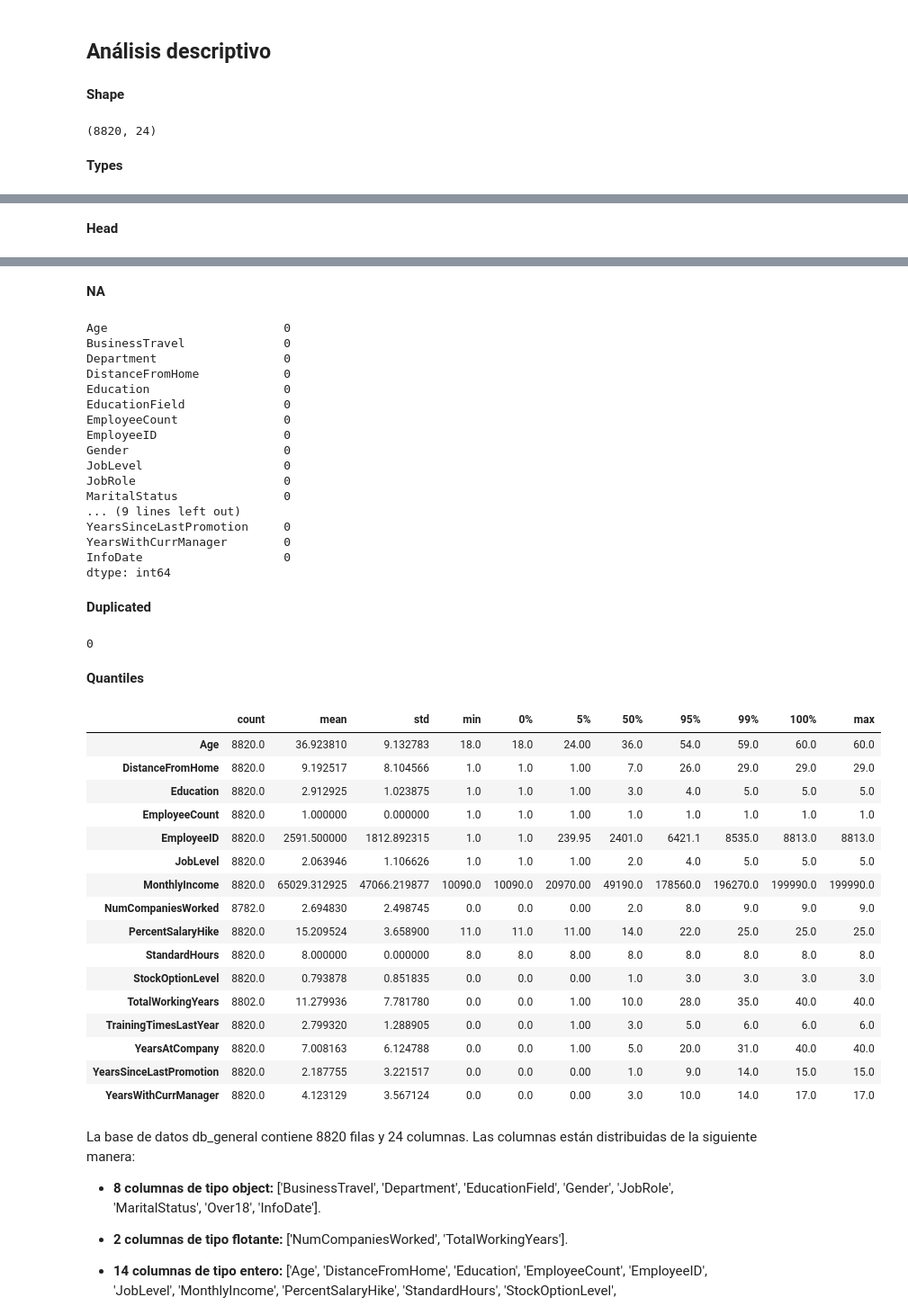
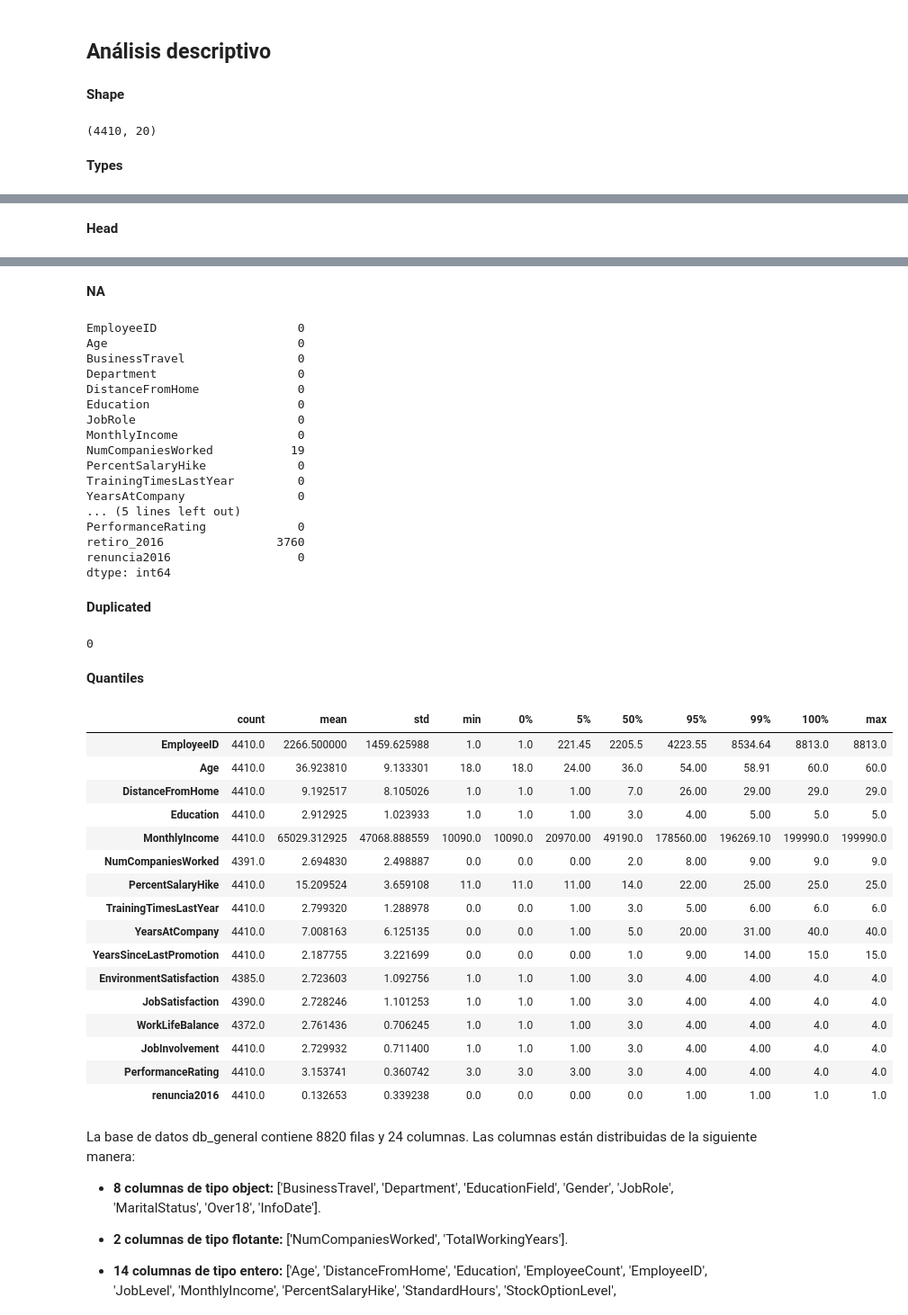
Before and after one commit to Leostark95/Analitica_3_Proyecto_1, a Jupyter notebook: c_Analisis_exploratorio.ipynb, the cells around one changed output, grey strips where cells are left out. Shown at 90% size. Saved outputs shown, nothing was run; the diff lists cells and outputs as text; code cells hidden in the pictures.

```diff
--- a/c_Analisis_exploratorio.ipynb
+++ b/c_Analisis_exploratorio.ipynb
@@ -37,12 +43,6 @@ df_2016 = pd.read_csv("C:\Users\Manuela\Documents\Analitica 3\Analitica_3_Proyec
 df_2015 = pd.read_csv("C:\Users\Manuela\Documents\Analitica 3\Analitica_3_Proyecto_1\processed_data_2015.csv", sep =",")
 # Datos del 2016
 df_2016 = pd.read_csv("C:\Users\Manuela\Documents\Analitica 3\Analitica_3_Proyecto_1\processed_data_2016.csv", sep =",")
-# %%
-##Karen
-# Datos del 2015
-df_2015 = pd.read_csv("C:\Users\Manuela\Documents\Analitica 3\Analitica_3_Proyecto_1\processed_data_2015.csv", sep =",")
-# Datos del 2016
-df_2016 = pd.read_csv("C:\Users\Manuela\Documents\Analitica 3\Analitica_3_Proyecto_1\processed_data_2016.csv", sep =",")
 # %% [markdown]
 ## <font color='157699'> Análisis descriptivo
 # %%
@@ -68,8 +68,8 @@ def check_df(dataframe, head=5):
     display(Markdown('**Quantiles**'))
     display(dataframe.describe([0, 0.05, 0.50, 0.95, 0.99, 1]).T)
 # %%
-check_df(df_general)
+check_df(df_2015)
 # %% [output]
 **Shape**
-(8820, 24)
+(4410, 20)
 **Types**
@@ -100,41 +100,41 @@ dtype: object
 **NA**
-Age                         0
-BusinessTravel              0
-Department                  0
-DistanceFromHome            0
-Education                   0
-EducationField              0
-EmployeeCount               0
-EmployeeID                  0
-Gender                      0
-JobLevel                    0
-JobRole                     0
-MaritalStatus               0
-... (9 lines left out)
-YearsSinceLastPromotion     0
-YearsWithCurrManager        0
-InfoDate                    0
+EmployeeID                    0
+Age                           0
+BusinessTravel                0
+Department                    0
+DistanceFromHome              0
+Education                     0
+JobRole                       0
+MonthlyIncome                 0
+NumCompaniesWorked           19
+PercentSalaryHike             0
+TrainingTimesLastYear         0
+YearsAtCompany                0
+... (5 lines left out)
+PerformanceRating             0
+retiro_2016                3760
+renuncia2016                  0
 dtype: int64
 **Duplicated**
 0
 **Quantiles**
 |  | count | mean | std | min | 0% | 5% | 50% | 95% | 99% | 100% | max |
-| Age | 8820.0 | 36.923810 | 9.132783 | 18.0 | 18.0 | 24.00 | 36.0 | 54.0 | 59.0 | 60.0 | 60.0 |
-| DistanceFromHome | 8820.0 | 9.192517 | 8.104566 | 1.0 | 1.0 | 1.00 | 7.0 | 26.0 | 29.0 | 29.0 | 29.0 |
-| Education | 8820.0 | 2.912925 | 1.023875 | 1.0 | 1.0 | 1.00 | 3.0 | 4.0 | 5.0 | 5.0 | 5.0 |
-| EmployeeCount | 8820.0 | 1.000000 | 0.000000 | 1.0 | 1.0 | 1.00 | 1.0 | 1.0 | 1.0 | 1.0 | 1.0 |
-| EmployeeID | 8820.0 | 2591.500000 | 1812.892315 | 1.0 | 1.0 | 239.95 | 2401.0 | 6421.1 | 8535.0 | 8813.0 | 8813.0 |
-| JobLevel | 8820.0 | 2.063946 | 1.106626 | 1.0 | 1.0 | 1.00 | 2.0 | 4.0 | 5.0 | 5.0 | 5.0 |
-| MonthlyIncome | 8820.0 | 65029.312925 | 47066.219877 | 10090.0 | 10090.0 | 20970.00 | 49190.0 | 178560.0 | 196270.0 | 199990.0 | 199990.0 |
-| NumCompaniesWorked | 8782.0 | 2.694830 | 2.498745 | 0.0 | 0.0 | 0.00 | 2.0 | 8.0 | 9.0 | 9.0 | 9.0 |
-| PercentSalaryHike | 8820.0 | 15.209524 | 3.658900 | 11.0 | 11.0 | 11.00 | 14.0 | 22.0 | 25.0 | 25.0 | 25.0 |
-| StandardHours | 8820.0 | 8.000000 | 0.000000 | 8.0 | 8.0 | 8.00 | 8.0 | 8.0 | 8.0 | 8.0 | 8.0 |
-| StockOptionLevel | 8820.0 | 0.793878 | 0.851835 | 0.0 | 0.0 | 0.00 | 1.0 | 3.0 | 3.0 | 3.0 | 3.0 |
-| TotalWorkingYears | 8802.0 | 11.279936 | 7.781780 | 0.0 | 0.0 | 1.00 | 10.0 | 28.0 | 35.0 | 40.0 | 40.0 |
-| TrainingTimesLastYear | 8820.0 | 2.799320 | 1.288905 | 0.0 | 0.0 | 1.00 | 3.0 | 5.0 | 6.0 | 6.0 | 6.0 |
-| YearsAtCompany | 8820.0 | 7.008163 | 6.124788 | 0.0 | 0.0 | 1.00 | 5.0 | 20.0 | 31.0 | 40.0 | 40.0 |
-| YearsSinceLastPromotion | 8820.0 | 2.187755 | 3.221517 | 0.0 | 0.0 | 0.00 | 1.0 | 9.0 | 14.0 | 15.0 | 15.0 |
-| YearsWithCurrManager | 8820.0 | 4.123129 | 3.567124 | 0.0 | 0.0 | 0.00 | 3.0 | 10.0 | 14.0 | 17.0 | 17.0 |
+| EmployeeID | 4410.0 | 2266.500000 | 1459.625988 | 1.0 | 1.0 | 221.45 | 2205.5 | 4223.55 | 8534.64 | 8813.0 | 8813.0 |
+| Age | 4410.0 | 36.923810 | 9.133301 | 18.0 | 18.0 | 24.00 | 36.0 | 54.00 | 58.91 | 60.0 | 60.0 |
+| DistanceFromHome | 4410.0 | 9.192517 | 8.105026 | 1.0 | 1.0 | 1.00 | 7.0 | 26.00 | 29.00 | 29.0 | 29.0 |
+| Education | 4410.0 | 2.912925 | 1.023933 | 1.0 | 1.0 | 1.00 | 3.0 | 4.00 | 5.00 | 5.0 | 5.0 |
+| MonthlyIncome | 4410.0 | 65029.312925 | 47068.888559 | 10090.0 | 10090.0 | 20970.00 | 49190.0 | 178560.00 | 196269.10 | 199990.0 | 199990.0 |
+| NumCompaniesWorked | 4391.0 | 2.694830 | 2.498887 | 0.0 | 0.0 | 0.00 | 2.0 | 8.00 | 9.00 | 9.0 | 9.0 |
+| PercentSalaryHike | 4410.0 | 15.209524 | 3.659108 | 11.0 | 11.0 | 11.00 | 14.0 | 22.00 | 25.00 | 25.0 | 25.0 |
+| TrainingTimesLastYear | 4410.0 | 2.799320 | 1.288978 | 0.0 | 0.0 | 1.00 | 3.0 | 5.00 | 6.00 | 6.0 | 6.0 |
+| YearsAtCompany | 4410.0 | 7.008163 | 6.125135 | 0.0 | 0.0 | 1.00 | 5.0 | 20.00 | 31.00 | 40.0 | 40.0 |
+| YearsSinceLastPromotion | 4410.0 | 2.187755 | 3.221699 | 0.0 | 0.0 | 0.00 | 1.0 | 9.00 | 14.00 | 15.0 | 15.0 |
+| EnvironmentSatisfaction | 4385.0 | 2.723603 | 1.092756 | 1.0 | 1.0 | 1.00 | 3.0 | 4.00 | 4.00 | 4.0 | 4.0 |
+| JobSatisfaction | 4390.0 | 2.728246 | 1.101253 | 1.0 | 1.0 | 1.00 | 3.0 | 4.00 | 4.00 | 4.0 | 4.0 |
+| WorkLifeBalance | 4372.0 | 2.761436 | 0.706245 | 1.0 | 1.0 | 1.00 | 3.0 | 4.00 | 4.00 | 4.0 | 4.0 |
+| JobInvolvement | 4410.0 | 2.729932 | 0.711400 | 1.0 | 1.0 | 1.00 | 3.0 | 4.00 | 4.00 | 4.0 | 4.0 |
+| PerformanceRating | 4410.0 | 3.153741 | 0.360742 | 3.0 | 3.0 | 3.00 | 3.0 | 4.00 | 4.00 | 4.0 | 4.0 |
+| renuncia2016 | 4410.0 | 0.132653 | 0.339238 | 0.0 | 0.0 | 0.00 | 0.0 | 1.00 | 1.00 | 1.0 | 1.0 |
 # %% [markdown]
 La base de datos db_general contiene 8820 filas y 24 columnas. Las columnas están distribuidas de la siguiente manera:
 
```
Also changed, not shown: parts of 8 cells of this notebook, 1 other file.
